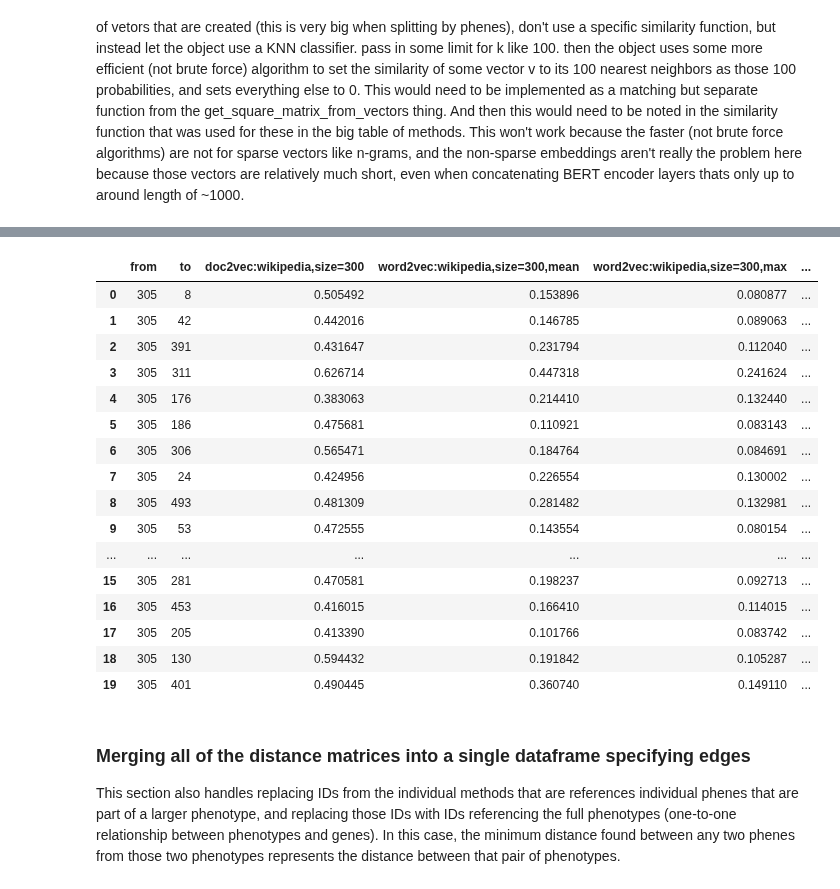
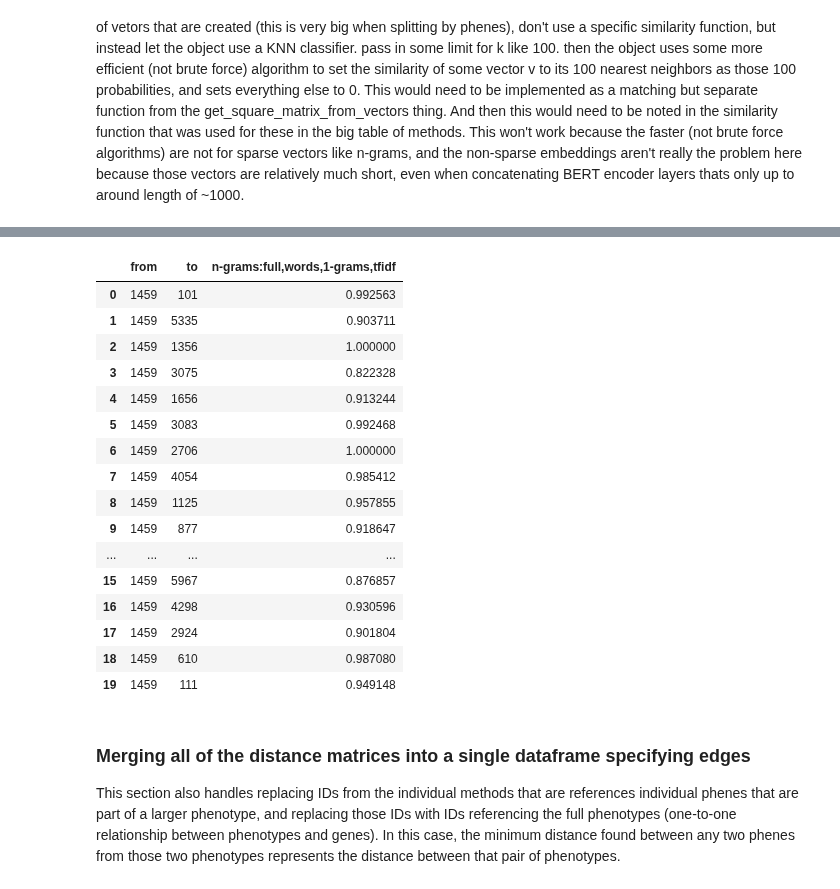
Before and after one commit to irbraun/plant-phenotypes-nlp, a Jupyter notebook: notebooks/Analysis.ipynb, the cells around one changed output, grey strips where cells are left out. Saved outputs shown, nothing was run; the diff lists cells and outputs as text; code cells hidden in the pictures.

```diff
--- a/notebooks/Analysis.ipynb
+++ b/notebooks/Analysis.ipynb
@@ -241,6 +239,12 @@ plant_dataset.describe()
 # %%
 # Which dataset should be used as the dataset to look at for the rest of the analysis?
 dataset = plant_dataset
+
+
+# ADDING THIS TEMPORARILY
+dataset = Dataset("/Users/irbraun/Desktop/test.csv")
+
+
 dataset.describe()
 # %% [output]
 |  | species | num_genes | unique_descriptions |
@@ -981,13 +901,13 @@ manual_annotation_approaches = [
 # %%
 # Adding lists of approaches to the complete set to be run, this is useful when running the notebook as a script.
 methods = []
-if args.learning: methods.extend(doc2vec_and_word2vec_approaches)
-if args.noblecoder: methods.extend(automated_annotation_approaches)
-if args.nmf: methods.extend(nmf_topic_modeling_approaches)
-if args.lda: methods.extend(lda_topic_modeling_approaches)
+#if args.learning: methods.extend(doc2vec_and_word2vec_approaches)
+#if args.noblecoder: methods.extend(automated_annotation_approaches)
+#if args.nmf: methods.extend(nmf_topic_modeling_approaches)
+#if args.lda: methods.extend(lda_topic_modeling_approaches)
 if args.vanilla: methods.extend(vanilla_ngrams_approaches)
-if args.vocab: methods.extend(modified_vocab_approaches)
-if args.annotations: methods.extend(manual_annotation_approaches)
+#if args.vocab: methods.extend(modified_vocab_approaches)
+#if args.annotations: methods.extend(manual_annotation_approaches)
 # %% [markdown]
 <a id="running"></a>
 ### Running all of the methods to generate distance matrices
@@ -1009,6 +929,15 @@ for method in methods:
     vector_lengths.append(vector_length)
     array_lengths.append(array_length)
     print("{:70} {:10} {:10} {:10}".format(method.name_with_hyperparameters, to_hms(duration), vector_length, array_length))
+
+    # NEW
+    # saving the graph objects to pickes...
+    filename = "/Users/irbraun/Desktop/testp/{}.pickle".format(method.name_with_hyperparameters)
+    save_to_pickle(path=filename, obj=graph)
+
+
+
+
 approaches_df = pd.DataFrame({"method":names, "duration":durations, "vector_length":vector_lengths, "arr_length":array_lengths})
 approaches_df.to_csv(os.path.join(OUTPUT_DIR,"part_4_approaches.csv"), index=False)
 # %% [output]
@@ -1080,6 +995,18 @@ function_and_mapping_to_use = {
     "po_term_sets":(lookup_distance, gene_id_to_unique_ids_mappings["po_term_sets"]),
     "go_terms":(get_min_of_distances, gene_id_to_unique_ids_mappings["go_terms"]),
     "po_terms":(get_min_of_distances, gene_id_to_unique_ids_mappings["po_terms"])}
+
+
+
+
+
+# NEW!
+# Writing those dictionaries to pickles so that we can use them in the app with the graph objects.
+filename = "/Users/irbraun/Desktop/testp/{}.pickle".format(method.name_with_hyperparameters)
+save_to_pickle(path="/Users/irbraun/Desktop/testp/gene_id_to_unique_ids_sent_tokens.pickle", obj=gene_id_to_unique_ids_mappings["sent_tokens"])
+save_to_pickle(path="/Users/irbraun/Desktop/testp/gene_id_to_unique_ids_whole_texts.pickle", obj=gene_id_to_unique_ids_mappings["whole_texts"])
+
+
 
 
 # Create one new column in the edge list dataframe for each of the approaches that were used.
@@ -1126,20 +1036,20 @@ n-grams:tokenization,full,words,1-grams,2-grams,tfidf
-|  | from | to | doc2vec:wikipedia,size=300 | word2vec:wikipedia,size=300,mean | word2vec:wikipedia,size=300,max | ... |
-| 0 | 305 | 8 | 0.505492 | 0.153896 | 0.080877 | ... |
-| 1 | 305 | 42 | 0.442016 | 0.146785 | 0.089063 | ... |
-| 2 | 305 | 391 | 0.431647 | 0.231794 | 0.112040 | ... |
-| 3 | 305 | 311 | 0.626714 | 0.447318 | 0.241624 | ... |
-| 4 | 305 | 176 | 0.383063 | 0.214410 | 0.132440 | ... |
-| 5 | 305 | 186 | 0.475681 | 0.110921 | 0.083143 | ... |
-| 6 | 305 | 306 | 0.565471 | 0.184764 | 0.084691 | ... |
-| 7 | 305 | 24 | 0.424956 | 0.226554 | 0.130002 | ... |
-| 8 | 305 | 493 | 0.481309 | 0.281482 | 0.132981 | ... |
-| 9 | 305 | 53 | 0.472555 | 0.143554 | 0.080154 | ... |
-| ... | ... | ... | ... | ... | ... | ... |
-| 15 | 305 | 281 | 0.470581 | 0.198237 | 0.092713 | ... |
-| 16 | 305 | 453 | 0.416015 | 0.166410 | 0.114015 | ... |
-| 17 | 305 | 205 | 0.413390 | 0.101766 | 0.083742 | ... |
-| 18 | 305 | 130 | 0.594432 | 0.191842 | 0.105287 | ... |
-| 19 | 305 | 401 | 0.490445 | 0.360740 | 0.149110 | ... |
+|  | from | to | n-grams:full,words,1-grams,tfidf |
+| 0 | 1459 | 101 | 0.992563 |
+| 1 | 1459 | 5335 | 0.903711 |
+| 2 | 1459 | 1356 | 1.000000 |
+| 3 | 1459 | 3075 | 0.822328 |
+| 4 | 1459 | 1656 | 0.913244 |
+| 5 | 1459 | 3083 | 0.992468 |
+| 6 | 1459 | 2706 | 1.000000 |
+| 7 | 1459 | 4054 | 0.985412 |
+| 8 | 1459 | 1125 | 0.957855 |
+| 9 | 1459 | 877 | 0.918647 |
+| ... | ... | ... | ... |
+| 15 | 1459 | 5967 | 0.876857 |
+| 16 | 1459 | 4298 | 0.930596 |
+| 17 | 1459 | 2924 | 0.901804 |
+| 18 | 1459 | 610 | 0.987080 |
+| 19 | 1459 | 111 | 0.949148 |
 # %% [markdown]
 <a id="merging"></a>
 ### Merging all of the distance matrices into a single dataframe specifying edges
```
Also changed, not shown: parts of 28 cells of this notebook, 1 other file.
